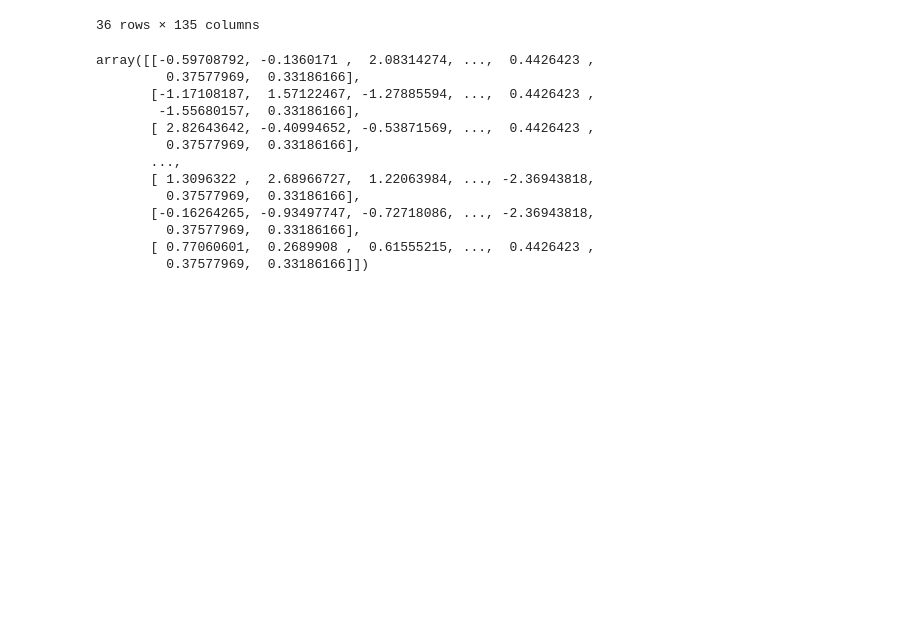
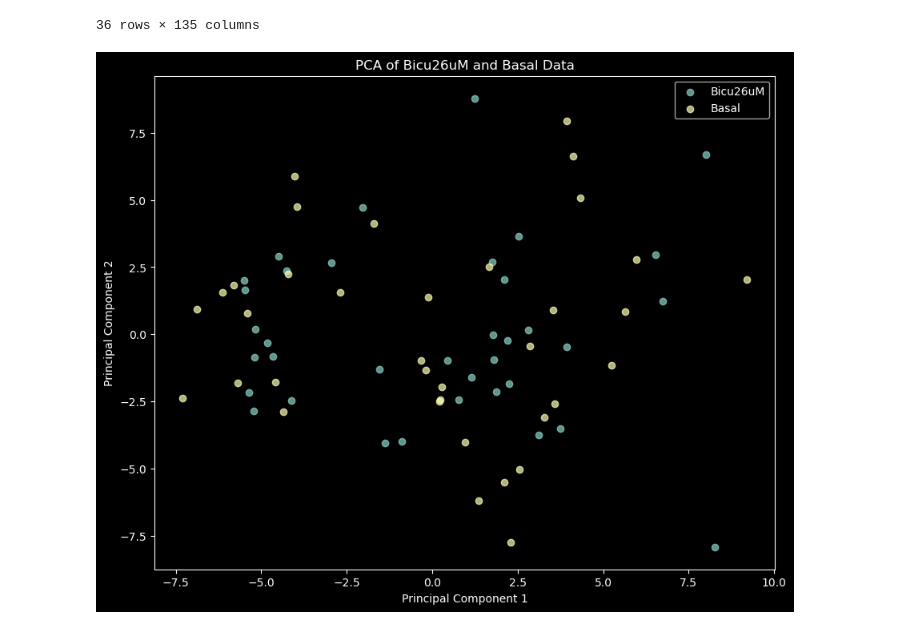
Before and after one commit to poojaparameswaran99/MEA_analysis, a Jupyter notebook: analysis/pca.ipynb, the cells around one changed output. Saved outputs shown, nothing was run; the diff lists cells and outputs as text; code cells hidden in the pictures; blank space fills up the shorter version.

```diff
--- a/analysis/pca.ipynb
+++ b/analysis/pca.ipynb
@@ -97,28 +97,9 @@ bicu26uM = doses_concat['Div19_26uMbicucilin']
 basal = doses_concat['Div19_basal']
 standardized = {}
 for dose,df in doses_concat.items():
-    columns_to_drop = []
+    for col in df.columns:
+        df[col] = pd.to_numeric(df[col], errors='ignore')
 
-    for col in df.columns:
-        try:
-            pd.to_numeric(df[col])
-        except ValueError:
-            columns_to_drop.append(col)
-
-    df.drop(columns=columns_to_drop, inplace=True)
+    df = df.select_dtypes(include=[np.number])  # Select only numeric columns
+    df.fillna(0, inplace=True) ## try imputing
     standardized[dose] = StandardScaler().fit_transform(df) ## yields array
-standardized['Div19_basal']
-# %% [output]
-array([[-0.59708792, -0.1360171 ,  2.08314274, ...,  0.4426423 ,
-         0.37577969,  0.33186166],
-       [-1.17108187,  1.57122467, -1.27885594, ...,  0.4426423 ,
-        -1.55680157,  0.33186166],
-       [ 2.82643642, -0.40994652, -0.53871569, ...,  0.4426423 ,
-         0.37577969,  0.33186166],
-       ...,
-       [ 1.3096322 ,  2.68966727,  1.22063984, ..., -2.36943818,
-         0.37577969,  0.33186166],
-       [-0.16264265, -0.93497747, -0.72718086, ..., -2.36943818,
-         0.37577969,  0.33186166],
-       [ 0.77060601,  0.2689908 ,  0.61555215, ...,  0.4426423 ,
-         0.37577969,  0.33186166]])
@@ -151,3 +106,31 @@ principalDf = pd.DataFrame(data = principalComponents)
+# %%
+pca = PCA(n_components=10)
+bicu26uM_pca = pca.fit_transform(standardized['Div19_26uMbicucilin'])
+basal_pca = pca.fit_transform(standardized['Div19_basal'])
+# %%
+
+# Assuming bicu26uM_pca and basal_pca are your PCA-transformed data
+# Create a scatter plot
+plt.figure(figsize=(10, 8))
+
+# Plotting bicu26uM
+plt.scatter(bicu26uM_pca[:, 0], bicu26uM_pca[:, 1], alpha=0.7, label='Bicu26uM')
+
+# Plotting basal
+plt.scatter(basal_pca[:, 0], basal_pca[:, 1], alpha=0.7, label='Basal')
+
+# Adding title and labels
+plt.title('PCA of Bicu26uM and Basal Data')
+plt.xlabel('Principal Component 1')
+plt.ylabel('Principal Component 2')
+
+# Adding legend
+plt.legend()
+
+# Show plot
+plt.show()
+# %% [output]
+[figure, added]
 # %%
 doses_concat['Div19_basal']
 # %% [output]
```
Also changed, not shown: parts of 2 cells of this notebook, 1 other file.
